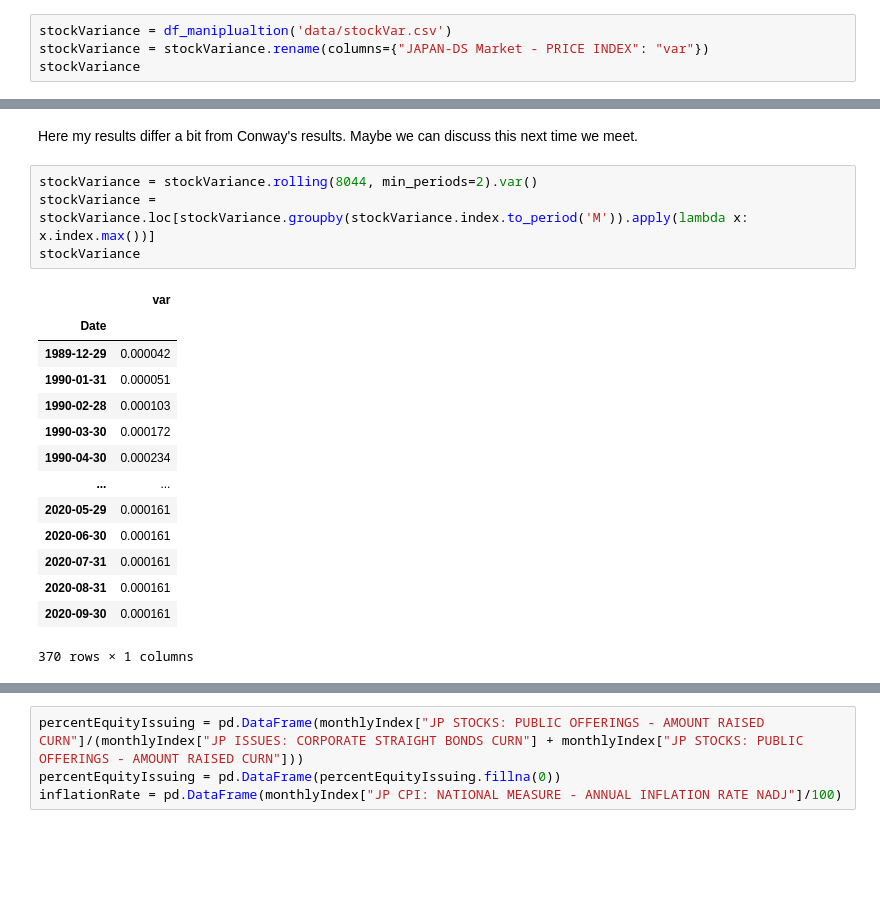
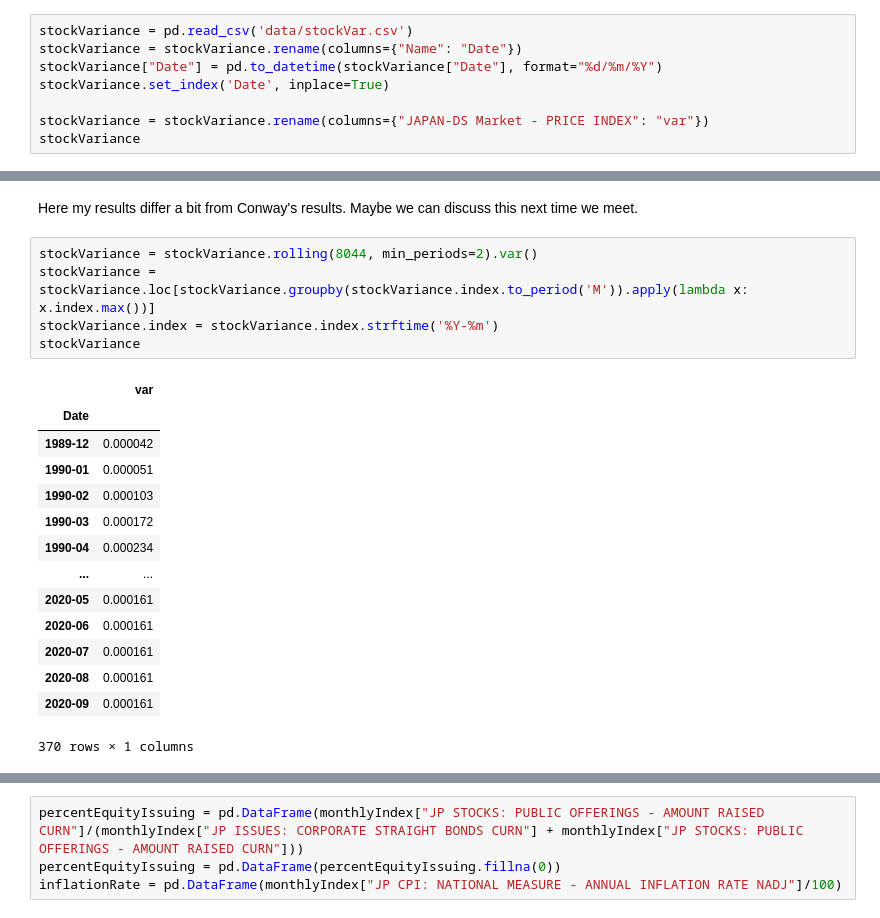
Before and after one commit to jessekeranen/seminar, a Jupyter notebook: jupyter.ipynb, the cells around one changed output, grey strips where cells are left out. Saved outputs shown, nothing was run; the diff lists cells and outputs as text; blank space fills up the shorter version.

```diff
--- a/jupyter.ipynb
+++ b/jupyter.ipynb
@@ -97,5 +96,9 @@ Variance data frame
 # %%
-stockVariance = df_maniplualtion('data/stockVar.csv')
+stockVariance = pd.read_csv('data/stockVar.csv')
+stockVariance = stockVariance.rename(columns={"Name": "Date"})
+stockVariance["Date"] = pd.to_datetime(stockVariance["Date"], format="%d/%m/%Y")
+stockVariance.set_index('Date', inplace=True)
+
 stockVariance = stockVariance.rename(columns={"JAPAN-DS Market - PRICE INDEX": "var"})
 stockVariance
 # %% [output]
@@ -217,21 +220,22 @@ Here my results differ a bit from Conway's results. Maybe we can discuss this ne
 # %%
 stockVariance = stockVariance.rolling(8044, min_periods=2).var()
 stockVariance = stockVariance.loc[stockVariance.groupby(stockVariance.index.to_period('M')).apply(lambda x: x.index.max())]
+stockVariance.index = stockVariance.index.strftime('%Y-%m')
 stockVariance
 # %% [output]
 |  | var |
 | Date |  |
-| 1989-12-29 | 0.000042 |
-| 1990-01-31 | 0.000051 |
-| 1990-02-28 | 0.000103 |
-| 1990-03-30 | 0.000172 |
-| 1990-04-30 | 0.000234 |
+| 1989-12 | 0.000042 |
+| 1990-01 | 0.000051 |
+| 1990-02 | 0.000103 |
+| 1990-03 | 0.000172 |
+| 1990-04 | 0.000234 |
 | ... | ... |
-| 2020-05-29 | 0.000161 |
-| 2020-06-30 | 0.000161 |
-| 2020-07-31 | 0.000161 |
-| 2020-08-31 | 0.000161 |
-| 2020-09-30 | 0.000161 |
+| 2020-05 | 0.000161 |
+| 2020-06 | 0.000161 |
+| 2020-07 | 0.000161 |
+| 2020-08 | 0.000161 |
+| 2020-09 | 0.000161 |
 370 rows × 1 columns
 # %%
 sDividends = smoothedEP["JAPAN-DS Market - PRICE INDEX"]/smoothedEP["JAPAN-DS Market - TOT RETURN IND"]
```
Also changed, not shown: parts of 20 cells of this notebook, 2 other files.
